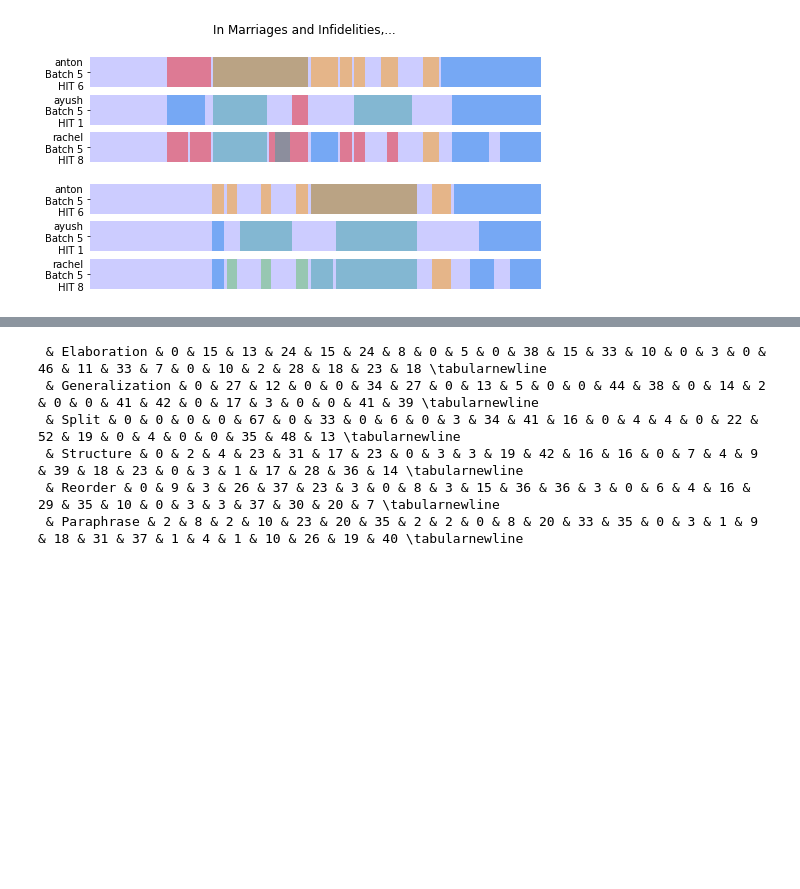
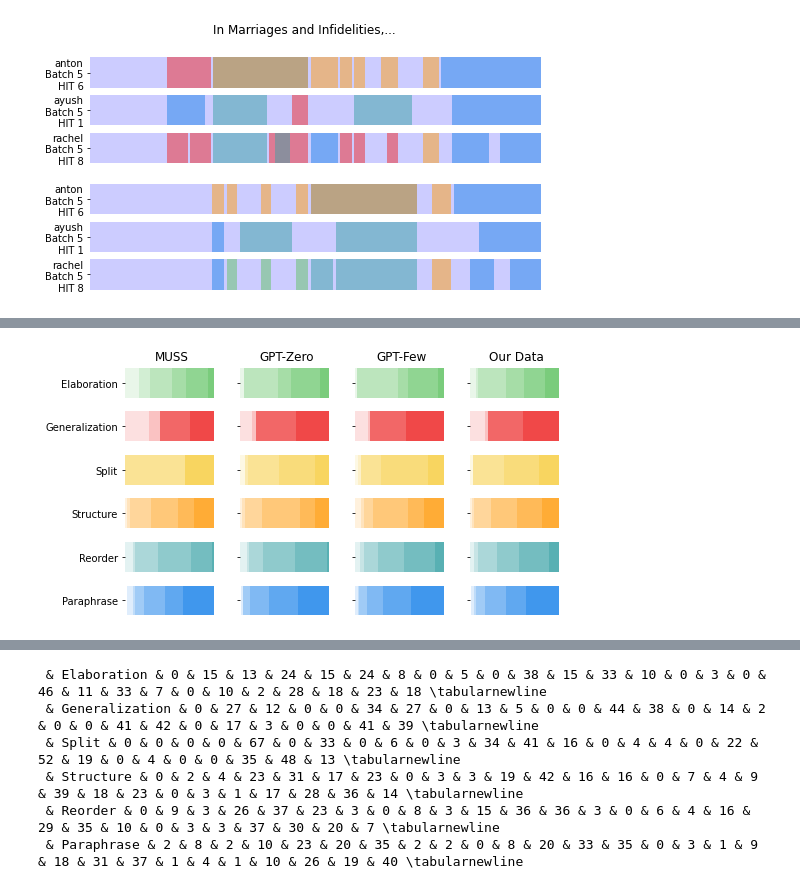
Before and after one commit to Yao-Dou/ts-annotation-tool, a Jupyter notebook: data/analysis/analysis.ipynb, the cells around one changed output, grey strips where cells are left out. Saved outputs shown, nothing was run; the diff lists cells and outputs as text; code cells hidden in the pictures; blank space fills up the shorter version.

```diff
--- a/data/analysis/analysis.ipynb
+++ b/data/analysis/analysis.ipynb
@@ -547,0 +169,4 @@ total = sum(sel['quality'].values()) + sum(sel['quality'].values())
+# %%
+edit_ratings_barh(data, old_formatting=True)
+# %% [output]
+[figure, added]
```
Also changed, not shown: parts of 51 cells of this notebook, 10 other files.
